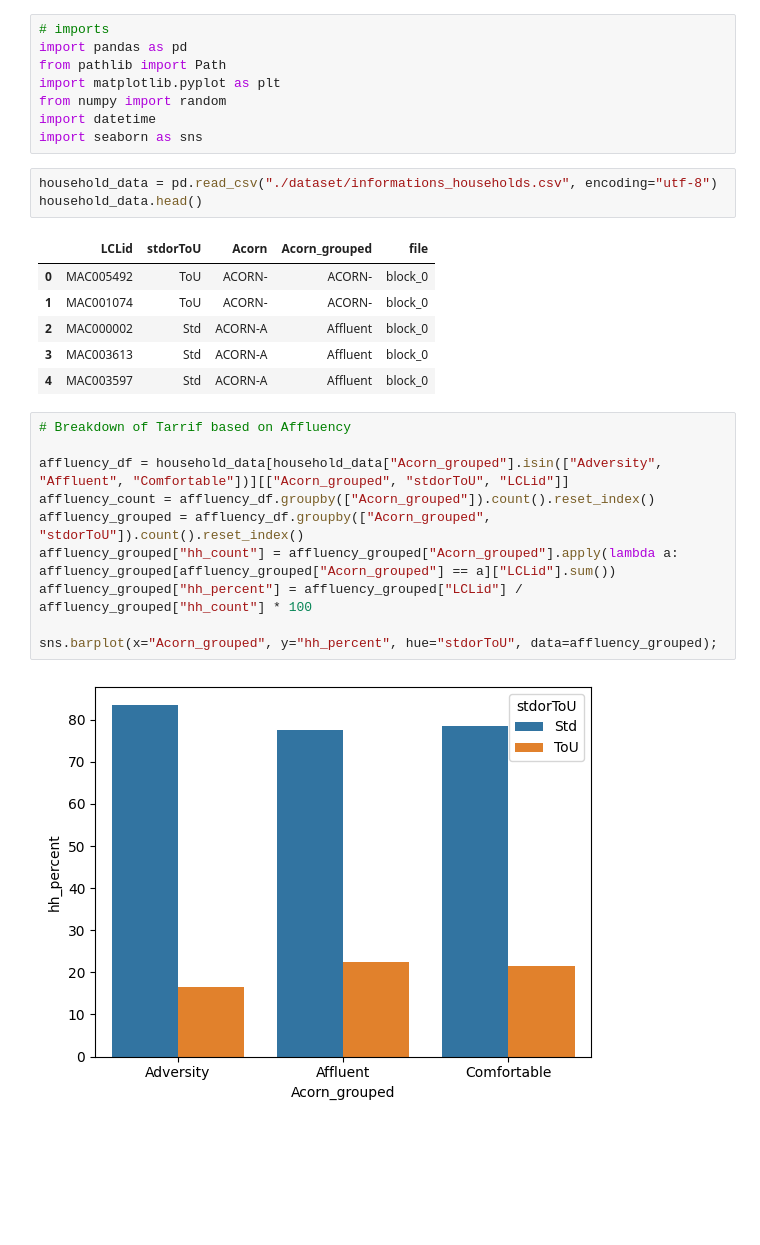
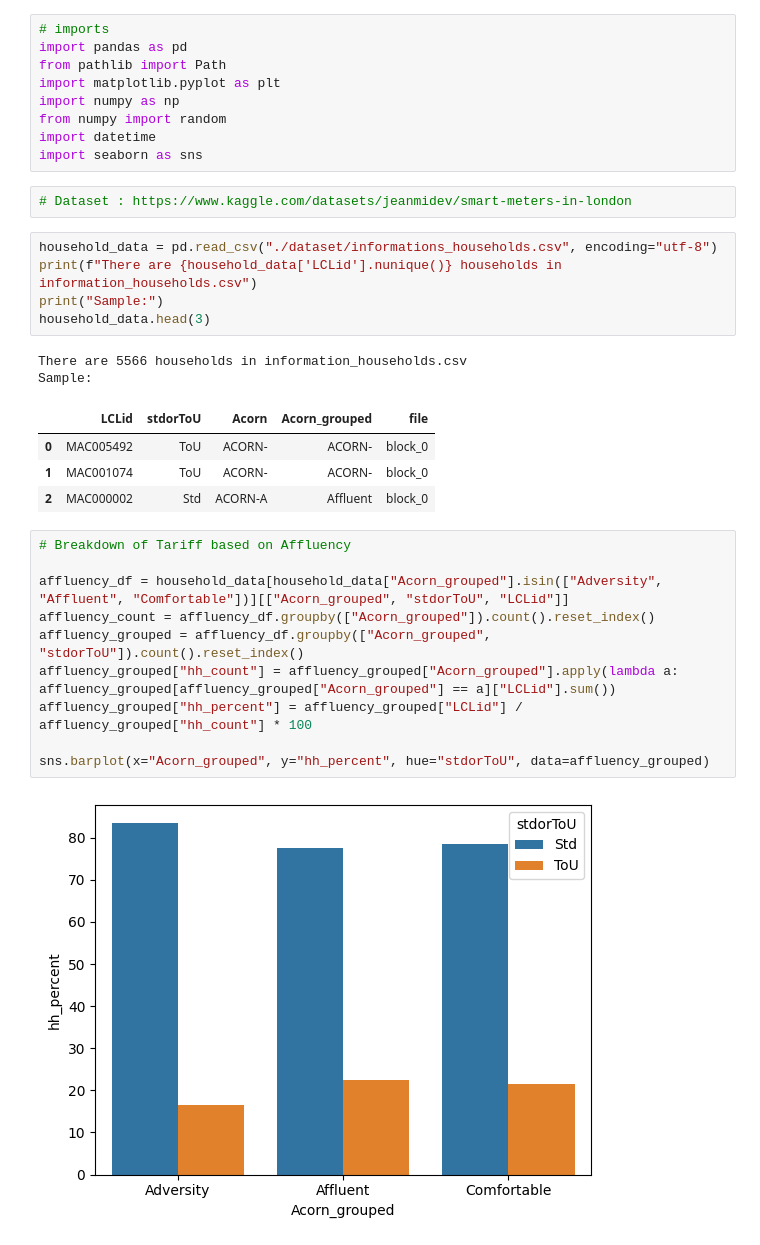
Before and after one commit to nitishsingh158/energy_consumption_data, a Jupyter notebook: energy_stats.ipynb, the cells around one changed output. Drawn from its saved outputs; the diff is of its cells as text; blank space fills up the shorter version.

```diff
--- a/energy_stats.ipynb
+++ b/energy_stats.ipynb
@@ -3,21 +25,26 @@
 import pandas as pd
 from pathlib import Path
 import matplotlib.pyplot as plt
+import numpy as np
 from numpy import random
 import datetime
 import seaborn as sns
+# %%
+# Dataset : https://www.kaggle.com/datasets/jeanmidev/smart-meters-in-london
 # %%
 household_data = pd.read_csv("./dataset/informations_households.csv", encoding="utf-8")
-household_data.head()
+print(f"There are {household_data['LCLid'].nunique()} households in information_households.csv")
+print("Sample:")
+household_data.head(3)
 # %% [output]
+There are 5566 households in information_households.csv
+Sample:
 |  | LCLid | stdorToU | Acorn | Acorn_grouped | file |
 | 0 | MAC005492 | ToU | ACORN- | ACORN- | block_0 |
 | 1 | MAC001074 | ToU | ACORN- | ACORN- | block_0 |
 | 2 | MAC000002 | Std | ACORN-A | Affluent | block_0 |
-| 3 | MAC003613 | Std | ACORN-A | Affluent | block_0 |
-| 4 | MAC003597 | Std | ACORN-A | Affluent | block_0 |
 # %%
-# Breakdown of Tarrif based on Affluency
+# Breakdown of Tariff based on Affluency
 
 affluency_df = household_data[household_data["Acorn_grouped"].isin(["Adversity", "Affluent", "Comfortable"])][["Acorn_grouped", "stdorToU", "LCLid"]]
 affluency_count = affluency_df.groupby(["Acorn_grouped"]).count().reset_index()
@@ -25,7 +52,7 @@ affluency_grouped = affluency_df.groupby(["Acorn_grouped", "stdorToU"]).count().
 affluency_grouped["hh_count"] = affluency_grouped["Acorn_grouped"].apply(lambda a: affluency_grouped[affluency_grouped["Acorn_grouped"] == a]["LCLid"].sum())
 affluency_grouped["hh_percent"] = affluency_grouped["LCLid"] / affluency_grouped["hh_count"] * 100
 
-sns.barplot(x="Acorn_grouped", y="hh_percent", hue="stdorToU", data=affluency_grouped);
+sns.barplot(x="Acorn_grouped", y="hh_percent", hue="stdorToU", data=affluency_grouped)
 # %% [output]
 [figure]
 # %%
```
Also changed, not shown: parts of 19 cells of this notebook.
